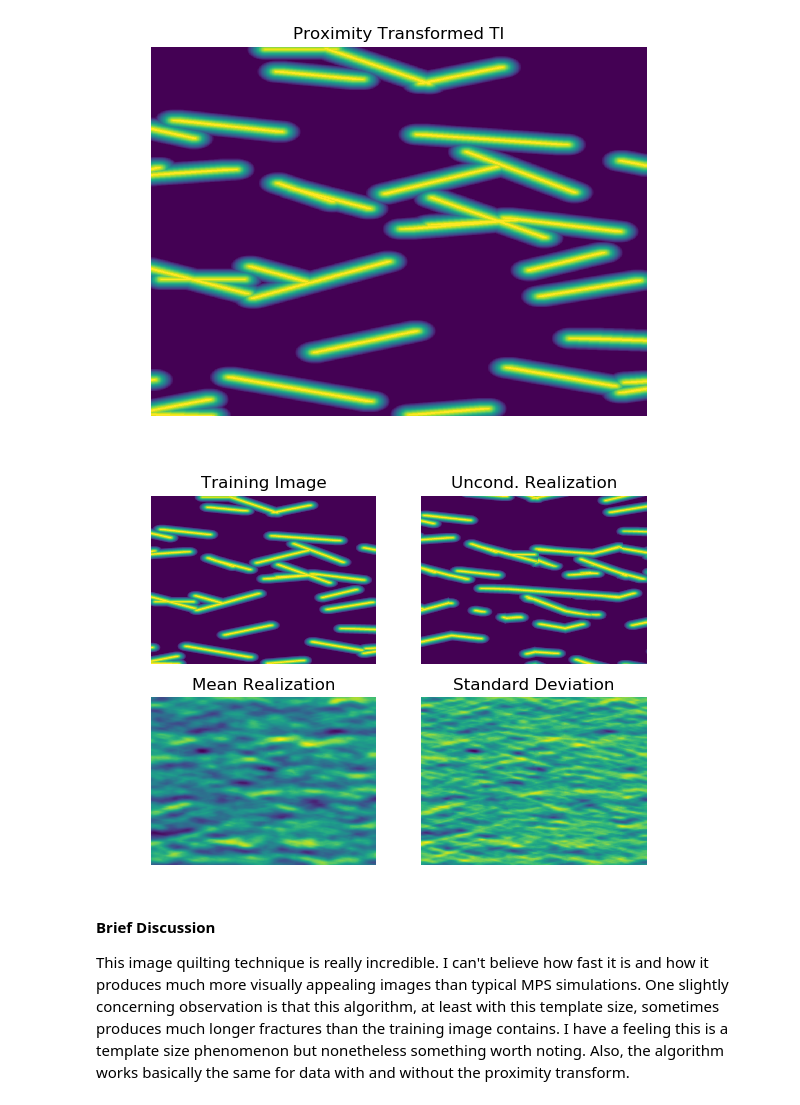
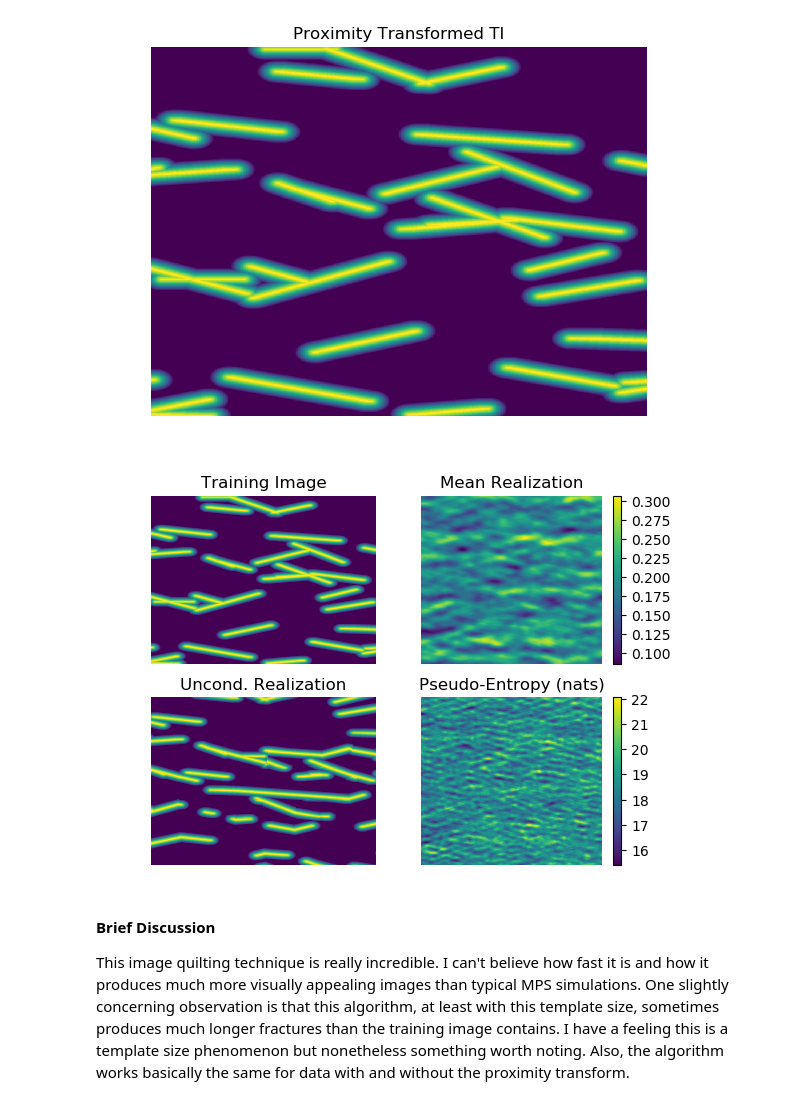
Before and after one commit to ammilten/ImageQuiltingFractures, a Jupyter notebook: IQFrac_noSims.ipynb, the cells around one changed output. Cells and saved outputs as stored; diff of their text form; code cells hidden in the pictures.

```diff
--- a/IQFrac_noSims.ipynb
+++ b/IQFrac_noSims.ipynb
@@ -120,28 +120,30 @@ axis("off");
 #  Perform test IQ Simulation on proximity-transformed image
 t_prox_uncond=[120 120 1]
 prox_uncond = load("Simulations/prox_uncond_sim.jld")["sim"]["Realizations"]
-prox_uncond_mean, prox_uncond_stdev=realizationStats(prox_uncond);
+prox_uncond_mean, prox_uncond_stdev, prox_uncond_entropy=realizationStats(prox_uncond);
 # %%
 #  Plot realization
 subplot(2,2,1)
 plotImage(TI_prox)
 axis("off")
 title("Training Image")
-subplot(2,2,2)
+subplot(2,2,3)
 plotImage(prox_uncond[1][:,:,1])
 axis("off")
 title("Uncond. Realization")
-subplot(2,2,3)
+subplot(2,2,2)
 plotImage(prox_uncond_mean)
 axis("off")
 title("Mean Realization")
+colorbar()
 subplot(2,2,4)
-plotImage(prox_uncond_stdev)
+plotImage(prox_uncond_entropy)
 axis("off")
-title("Standard Deviation")
+title("Pseudo-Entropy (nats)")
+colorbar()
 ;
 # %% [output]
-[figure, old version]
+[figure, new version]
 # %% [markdown]
 **Brief Discussion**
 
```
Also changed, not shown: parts of 9 cells of this notebook, 3 other files.
